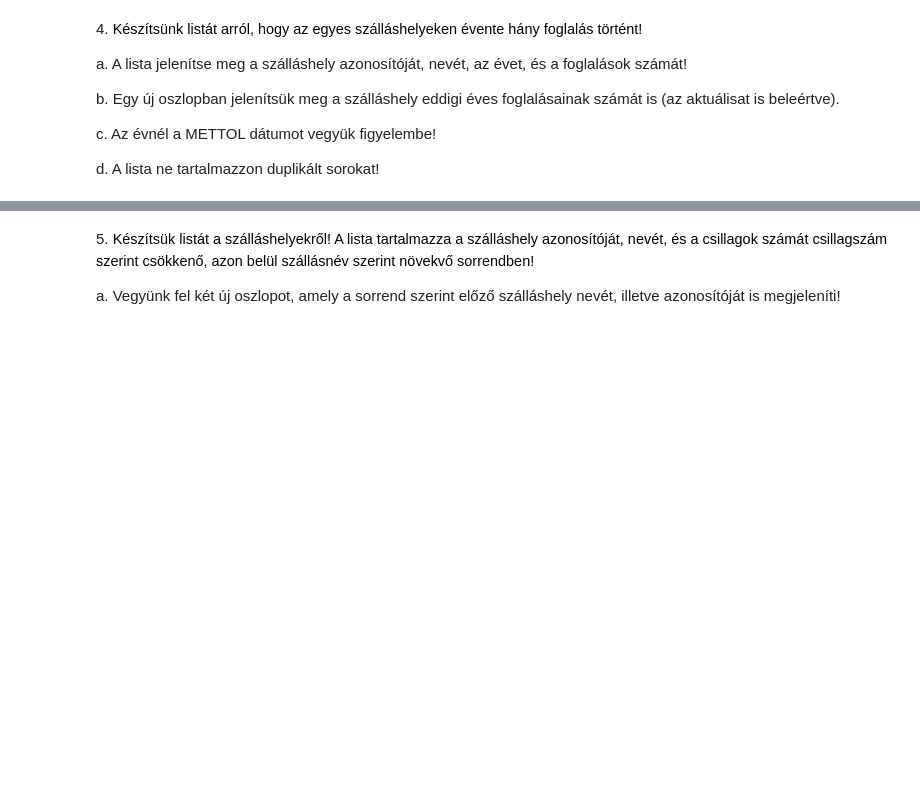
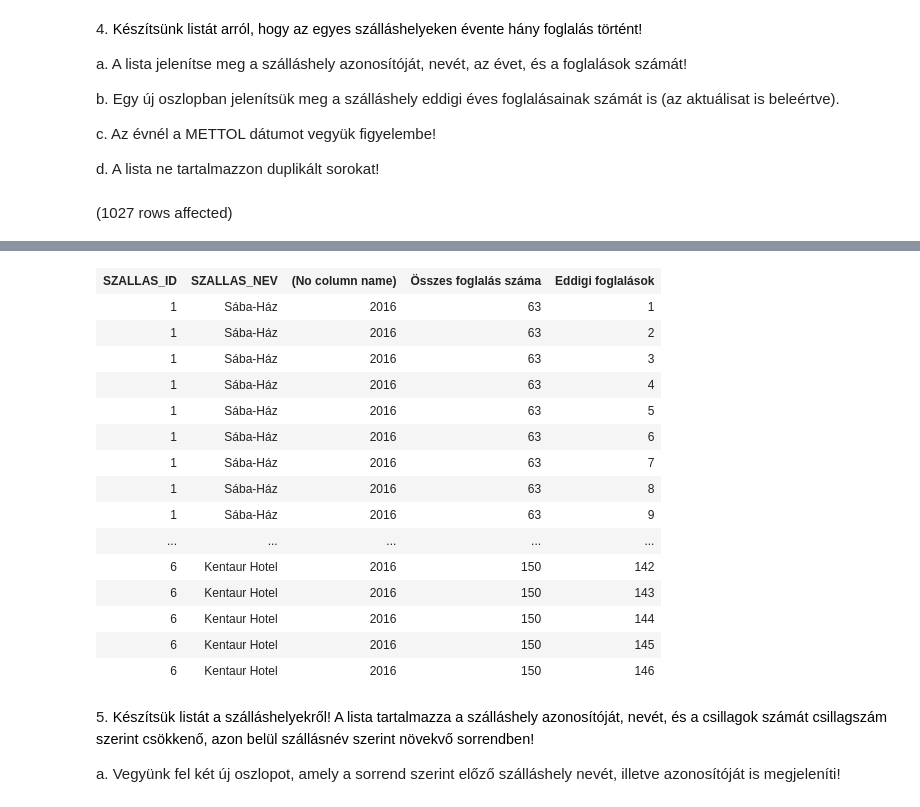
Before and after one commit to Munti05/sql_gyak, a Jupyter notebook: gyakorlat06_feladatok.ipynb, the cells around one changed output, grey strips where cells are left out. Cells and saved outputs as stored; diff of their text form; code cells hidden in the pictures; blank space fills up the shorter version.

```diff
--- a/gyakorlat06_feladatok.ipynb
+++ b/gyakorlat06_feladatok.ipynb
@@ -75,3 +100,12 @@ b. Egy új oszlopban jelenítsük meg a szálláshely eddigi éves foglalásaina
 c. Az évnél a METTOL dátumot vegyük figyelembe!
 
 d. A lista ne tartalmazzon duplikált sorokat!
+# %%
+SELECT distinct sz.SZALLAS_ID, sz.SZALLAS_NEV, year(f.METTOL),
+        COUNT(*) OVER(PARTITION BY sz.SZALLAS_NEV, year(f.mettol)) as 'Összes foglalás száma',
+        COUNT(*) over(PARTITION by sz.SZALLAS_NEV, year(f.mettol) ORDER by f.mettol rows between unbounded preceding and current row) as 'Eddigi foglalások'
+FROM szallashely sz JOIn Szoba szo on szo.SZALLAS_FK = sz.SZALLAS_ID
+    JOIN Foglalas f on f.SZOBA_FK = szo.SZOBA_ID
+ORDER by sz.SZALLAS_ID
+# %% [output]
+(1027 rows affected)
@@ -78,3 +113,19 @@ d. A lista ne tartalmazzon duplikált sorokat!
+| SZALLAS_ID | SZALLAS_NEV | (No column name) | Összes foglalás száma | Eddigi foglalások |
+| 1 | Sába-Ház | 2016 | 63 | 1 |
+| 1 | Sába-Ház | 2016 | 63 | 2 |
+| 1 | Sába-Ház | 2016 | 63 | 3 |
+| 1 | Sába-Ház | 2016 | 63 | 4 |
+| 1 | Sába-Ház | 2016 | 63 | 5 |
+| 1 | Sába-Ház | 2016 | 63 | 6 |
+| 1 | Sába-Ház | 2016 | 63 | 7 |
+| 1 | Sába-Ház | 2016 | 63 | 8 |
+| 1 | Sába-Ház | 2016 | 63 | 9 |
+| ... | ... | ... | ... | ... |
+| 6 | Kentaur Hotel | 2016 | 150 | 142 |
+| 6 | Kentaur Hotel | 2016 | 150 | 143 |
+| 6 | Kentaur Hotel | 2016 | 150 | 144 |
+| 6 | Kentaur Hotel | 2016 | 150 | 145 |
+| 6 | Kentaur Hotel | 2016 | 150 | 146 |
 # %% [markdown]
 5. <span style="background-color: rgb(255, 255, 255); color: rgb(0, 0, 0); font-family: &quot;Open Sans&quot;, sans-serif; font-size: 14.44px;">Készítsük listát a szálláshelyekről! A lista tartalmazza a szálláshely azonosítóját, nevét, és a csillagok számát csillagszám szerint csökkenő, azon belül szállásnév szerint növekvő sorrendben!&nbsp;</span>
 
```
Also changed, not shown: parts of 11 cells of this notebook.
